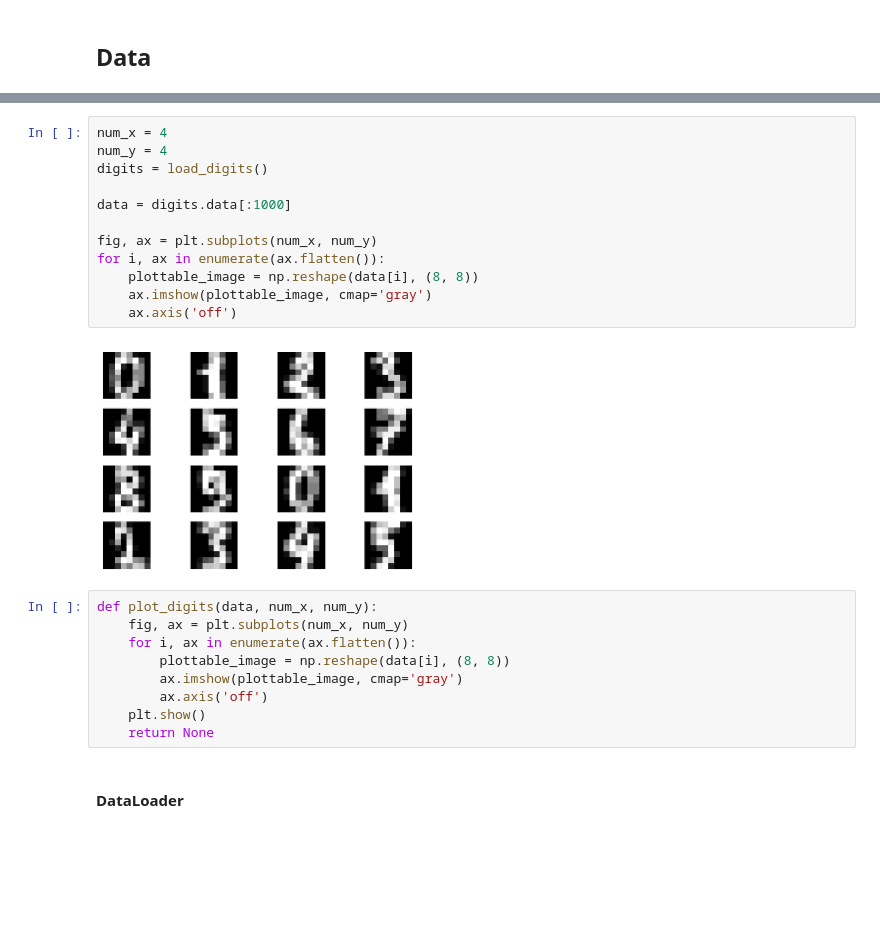
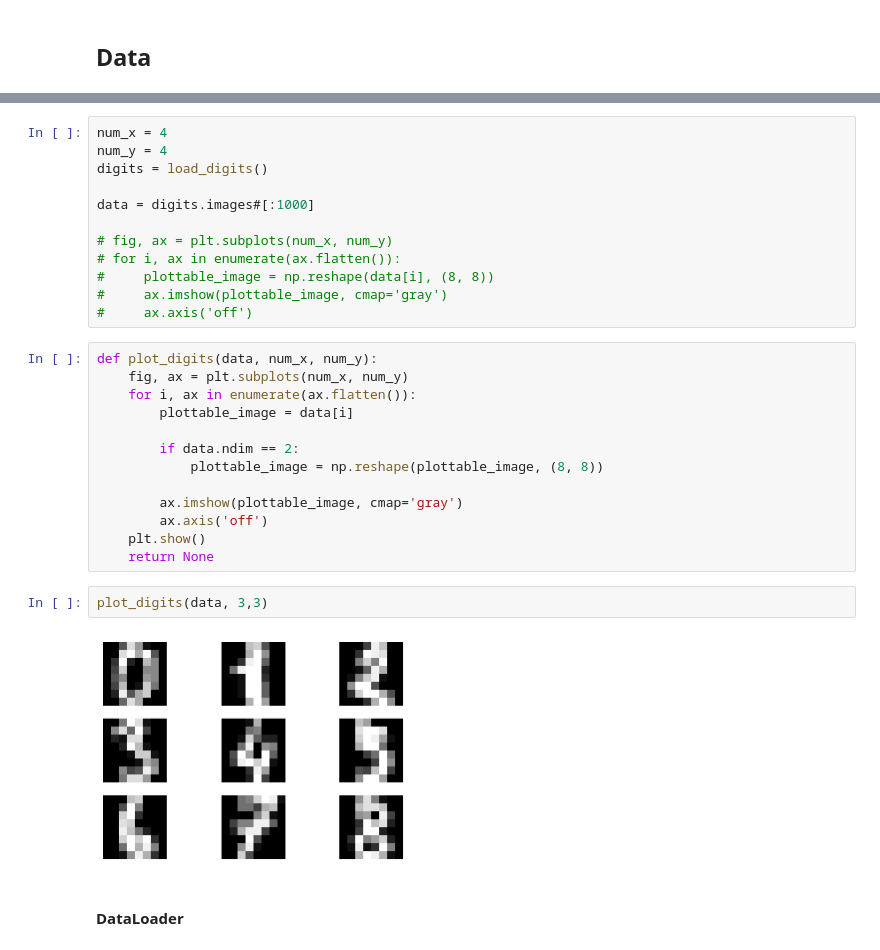
Before and after one commit to IPL-UV/gaussflow, a Jupyter notebook: docs/assets/demo/pytorch_nf_freia_mnist.ipynb, the cells around one changed output, grey strips where cells are left out. Cells and saved outputs as stored; diff of their text form; blank space fills up the shorter version.

```diff
--- a/docs/assets/demo/pytorch_nf_freia_mnist.ipynb
+++ b/docs/assets/demo/pytorch_nf_freia_mnist.ipynb
@@ -113,23 +123,29 @@ num_x = 4
 num_y = 4
 digits = load_digits()
 
-data = digits.data[:1000]
+data = digits.images#[:1000]
 
-fig, ax = plt.subplots(num_x, num_y)
-for i, ax in enumerate(ax.flatten()):
-    plottable_image = np.reshape(data[i], (8, 8))
-    ax.imshow(plottable_image, cmap='gray')
-    ax.axis('off')
+# fig, ax = plt.subplots(num_x, num_y)
+# for i, ax in enumerate(ax.flatten()):
+#     plottable_image = np.reshape(data[i], (8, 8))
+#     ax.imshow(plottable_image, cmap='gray')
+#     ax.axis('off')
-# %% [output]
-[figure, removed]
 # %%
 def plot_digits(data, num_x, num_y):
     fig, ax = plt.subplots(num_x, num_y)
     for i, ax in enumerate(ax.flatten()):
-        plottable_image = np.reshape(data[i], (8, 8))
+        plottable_image = data[i]
+
+        if data.ndim == 2:
+            plottable_image = np.reshape(plottable_image, (8, 8))
+
         ax.imshow(plottable_image, cmap='gray')
         ax.axis('off')
     plt.show()
     return None
+# %%
+plot_digits(data, 3,3)
+# %% [output]
+[figure, added]
 # %% [markdown]
 #### DataLoader
```
Also changed, not shown: parts of 48 cells of this notebook, 4 other files.
